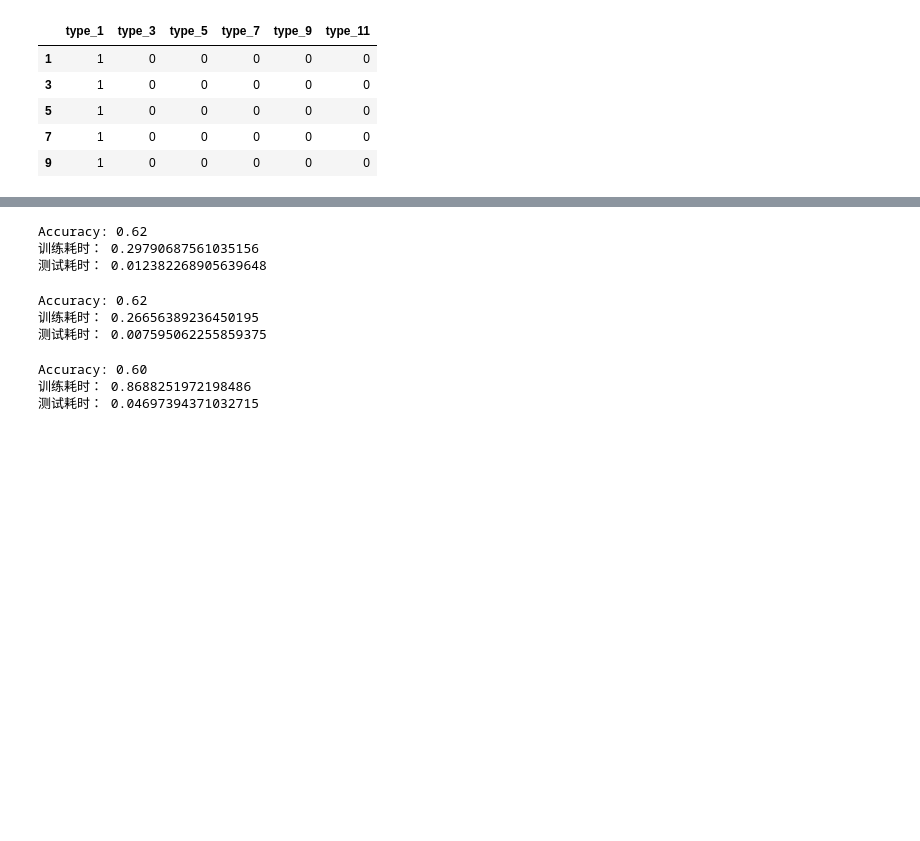
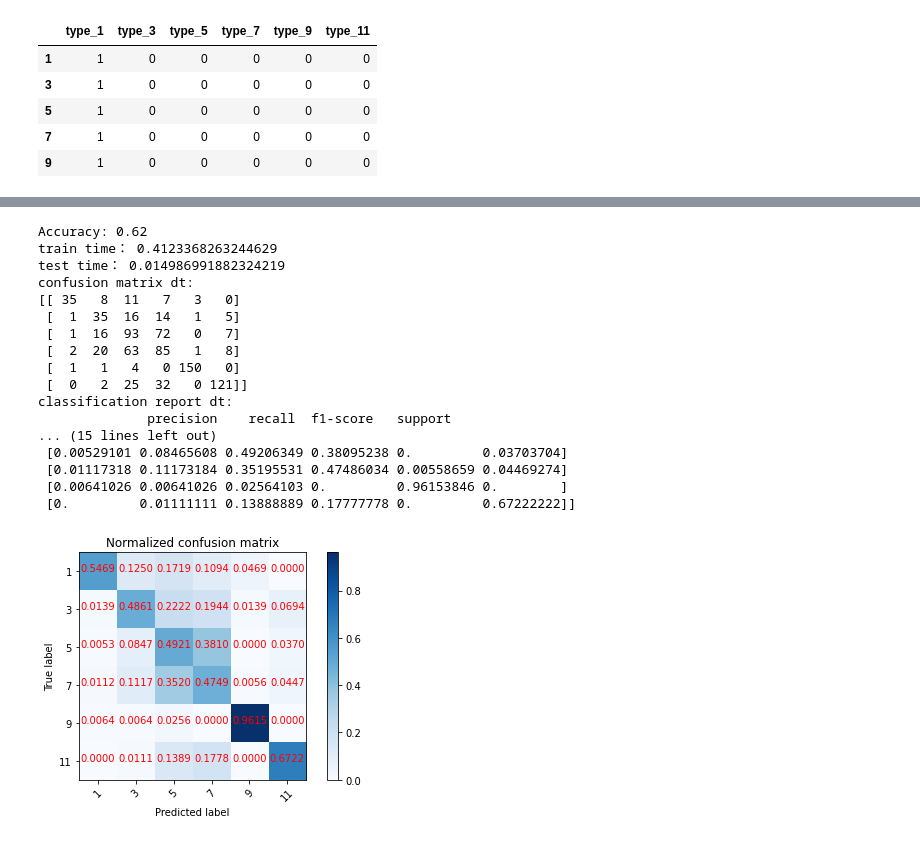
Before and after one commit to ITU-AI-ML-in-5G-Challenge/ITU-ML5G-PS-032-KDDI-UT-NakaoLab-AI, a Jupyter notebook: diff_analysis.ipynb, the cells around one changed output, grey strips where cells are left out. Drawn from its saved outputs; the diff is of its cells as text; code cells hidden in the pictures; blank space fills up the shorter version.

```diff
--- a/diff_analysis.ipynb
+++ b/diff_analysis.ipynb
@@ -232,14 +310,0 @@ print(thresholds)
-# %%
-for thresh in thresholds:
-    # select features using threshold
-    selection = SelectFromModel(model, threshold=thresh, prefit=True)
-    select_X_train = selection.transform(X_train)
-    # train model
-    selection_model = XGBClassifier()
-    selection_model.fit(select_X_train, y_train)
-    # eval model
-    select_X_test = selection.transform(X_test)
-    y_pred = selection_model.predict(select_X_test)
-    predictions = [round(value) for value in y_pred]
-    accuracy = accuracy_score(y_test, predictions)
-    print("Thresh=%.4f, n=%d, Accuracy: %.2f%%" % (thresh, select_X_train.shape[1], accuracy * 100.0))
@@ -380,22 +311,29 @@ def train_svm(std_X_train, y_train, std_X_test, y_test, show=False):
 # %%
-# one hot label 的DT
-decision_tree(X_train, y_train_1, X_test, y_test_1)
+# one hot label DT
+# decision_tree(X_train, y_train_1, X_test, y_test_1)
-# %% [output]
-Accuracy: 0.62
-训练耗时： 0.29790687561035156
-测试耗时： 0.012382268905639648
 # %%
-# 普通的 label 的DT
-decision_tree(X_train, y_train, X_test, y_test)
+# DT result
+decision_tree(X_train, y_train, X_test, y_test, show=True)
 # %% [output]
 Accuracy: 0.62
-训练耗时： 0.26656389236450195
-测试耗时： 0.007595062255859375
+train time： 0.4123368263244629
+test time： 0.014986991882324219
+confusion matrix dt:
+[[ 35   8  11   7   3   0]
+ [  1  35  16  14   1   5]
+ [  1  16  93  72   0   7]
+ [  2  20  63  85   1   8]
+ [  1   1   4   0 150   0]
+ [  0   2  25  32   0 121]]
+classification report dt:
+              precision    recall  f1-score   support
+... (15 lines left out)
+ [0.00529101 0.08465608 0.49206349 0.38095238 0.         0.03703704]
+ [0.01117318 0.11173184 0.35195531 0.47486034 0.00558659 0.04469274]
+ [0.00641026 0.00641026 0.02564103 0.         0.96153846 0.        ]
+ [0.         0.01111111 0.13888889 0.17777778 0.         0.67222222]]
+[figure, added]
 # %%
-# one hot label 的RF
-random_forest(X_train, y_train_1, X_test, y_test_1)
+# one hot label RF
+# random_forest(X_train, y_train_1, X_test, y_test_1)
-# %% [output]
-Accuracy: 0.60
-训练耗时： 0.8688251972198486
-测试耗时： 0.04697394371032715
 # %%
```
Also changed, not shown: parts of 46 cells of this notebook, 1 other file.
